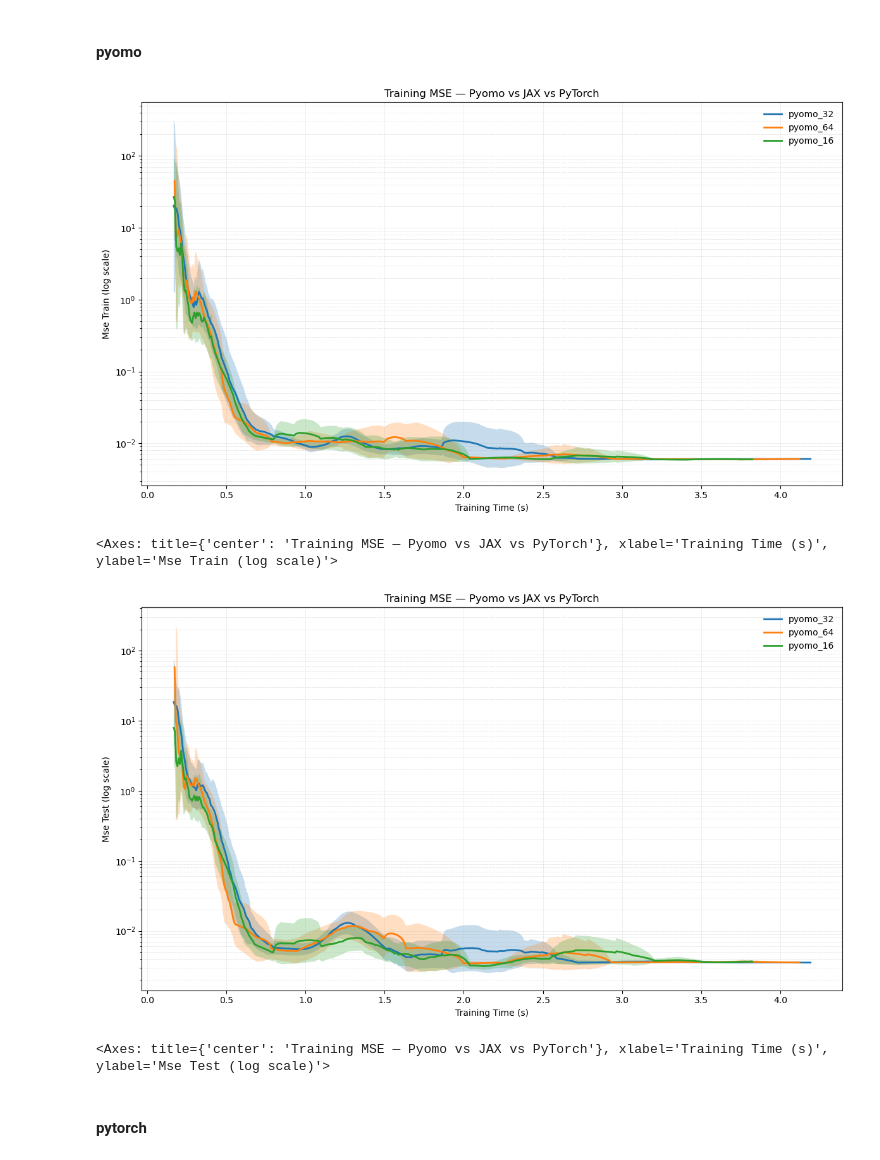
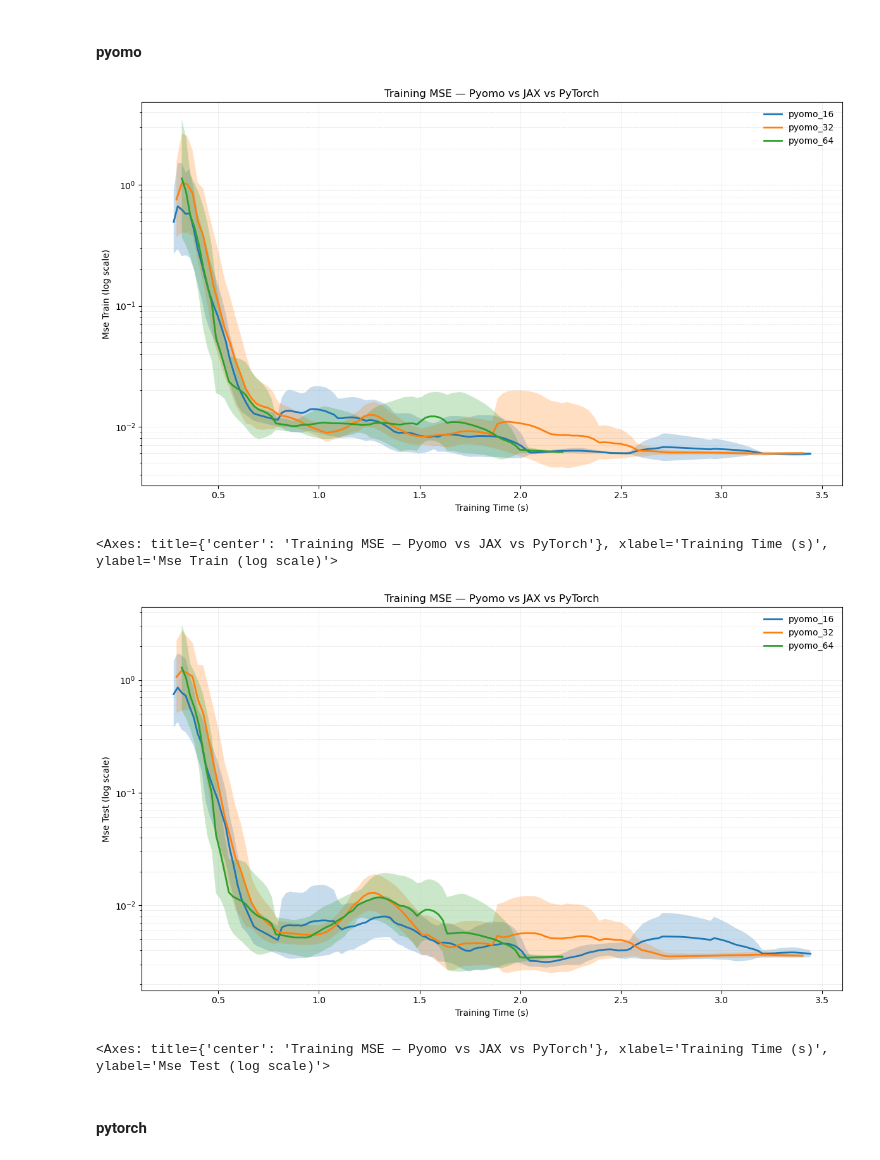
Before and after one commit to mariashapo/NODE, a Jupyter notebook: src/analysis/synthetic/training_conv_ho.ipynb, the cells around one changed output. Drawn from its saved outputs; the diff is of its cells as text; code cells hidden in the pictures.

```diff
--- a/src/analysis/synthetic/training_conv_ho.ipynb
+++ b/src/analysis/synthetic/training_conv_ho.ipynb
@@ -51,25 +51,27 @@ pyomo_comparison_dfs = {
 }
 # %%
-plot_multi_ci(
+plot_time_bands(
     pyomo_comparison_dfs,
     y_col="mse_train",  # or "mse_test"
     title="Training MSE — Pyomo vs JAX vs PyTorch",
     logy=True,
-    align_grid = False
+    align_grid = False,
+    extrapolate=False
 )
 # %% [output]
-[figure, old version]
+[figure, new version]
 <Axes: title={'center': 'Training MSE — Pyomo vs JAX vs PyTorch'}, xlabel='Training Time (s)', ylabel='Mse Train (log scale)'>
 # %%
-plot_multi_ci(
+plot_time_bands(
     pyomo_comparison_dfs,
     y_col="mse_test",  # or "mse_test"
     title="Training MSE — Pyomo vs JAX vs PyTorch",
     logy=True,
-    align_grid = False
+    align_grid = False,
+    extrapolate=False
 )
 # %% [output]
-[figure, old version]
+[figure, new version]
 <Axes: title={'center': 'Training MSE — Pyomo vs JAX vs PyTorch'}, xlabel='Training Time (s)', ylabel='Mse Test (log scale)'>
 # %% [markdown]
 #### pytorch
```
Also changed, not shown: parts of 11 cells of this notebook, 6 other files.
